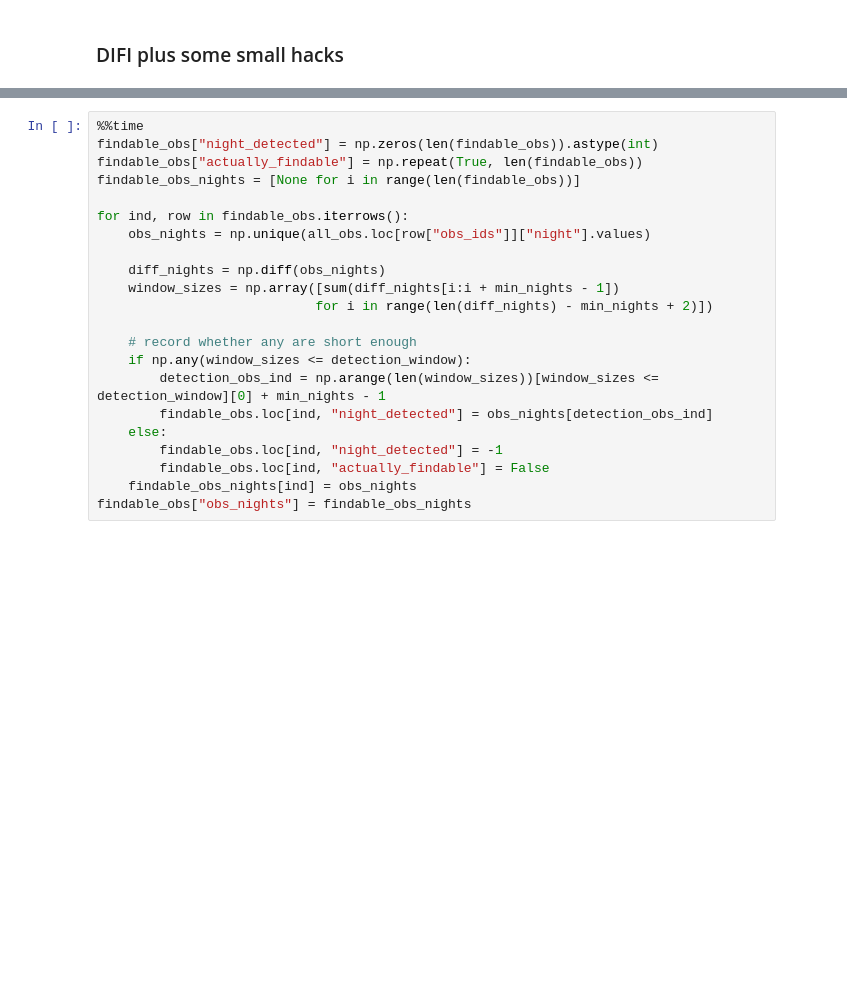
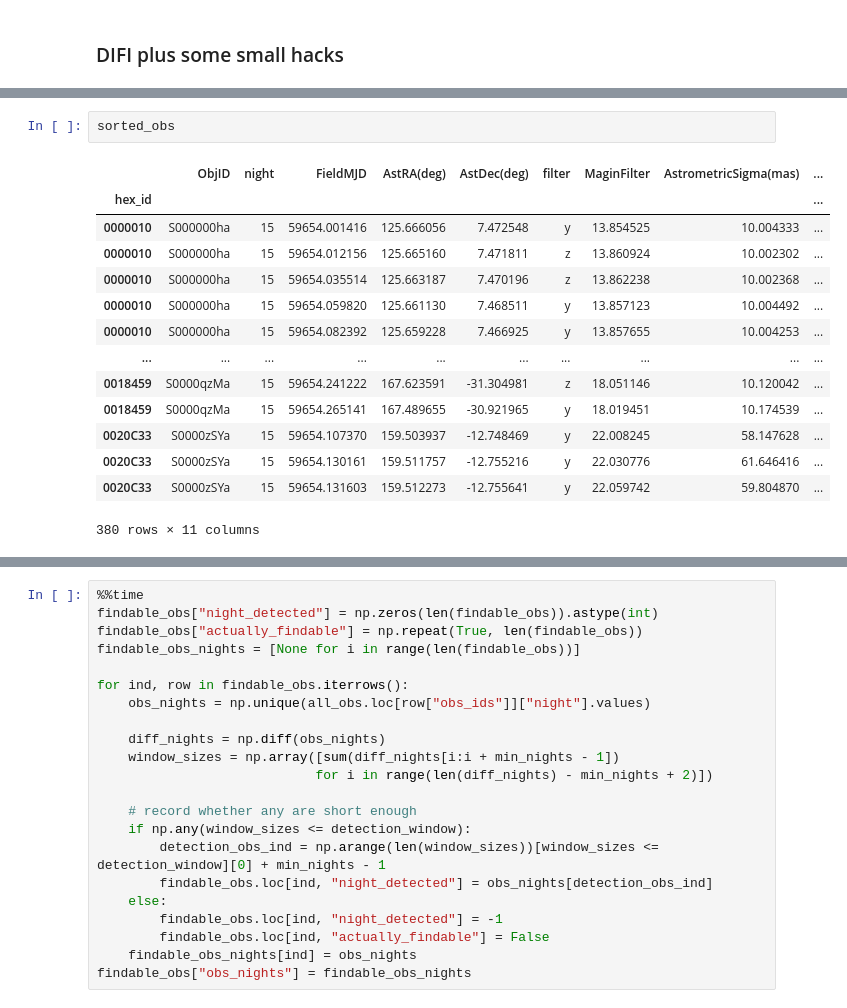
Before and after one commit to dirac-institute/hybrid_sso_catalogue, a Jupyter notebook: lsst_detection_probability/Predict misses.ipynb, the cells around one changed output, grey strips where cells are left out. Cells and saved outputs as stored; diff of their text form; blank space fills up the shorter version.

```diff
--- a/lsst_detection_probability/Predict misses.ipynb
+++ b/lsst_detection_probability/Predict misses.ipynb
@@ -61,0 +85,17 @@ find_last_file(24)
+# %%
+sorted_obs
+# %% [output]
+|  | ObjID | night | FieldMJD | AstRA(deg) | AstDec(deg) | filter | MaginFilter | AstrometricSigma(mas) | ... |
+| hex_id |  |  |  |  |  |  |  |  | ... |
+| 0000010 | S000000ha | 15 | 59654.001416 | 125.666056 | 7.472548 | y | 13.854525 | 10.004333 | ... |
+| 0000010 | S000000ha | 15 | 59654.012156 | 125.665160 | 7.471811 | z | 13.860924 | 10.002302 | ... |
+| 0000010 | S000000ha | 15 | 59654.035514 | 125.663187 | 7.470196 | z | 13.862238 | 10.002368 | ... |
+| 0000010 | S000000ha | 15 | 59654.059820 | 125.661130 | 7.468511 | y | 13.857123 | 10.004492 | ... |
+| 0000010 | S000000ha | 15 | 59654.082392 | 125.659228 | 7.466925 | y | 13.857655 | 10.004253 | ... |
+| ... | ... | ... | ... | ... | ... | ... | ... | ... | ... |
+| 0018459 | S0000qzMa | 15 | 59654.241222 | 167.623591 | -31.304981 | z | 18.051146 | 10.120042 | ... |
+| 0018459 | S0000qzMa | 15 | 59654.265141 | 167.489655 | -30.921965 | y | 18.019451 | 10.174539 | ... |
+| 0020C33 | S0000zSYa | 15 | 59654.107370 | 159.503937 | -12.748469 | y | 22.008245 | 58.147628 | ... |
+| 0020C33 | S0000zSYa | 15 | 59654.130161 | 159.511757 | -12.755216 | y | 22.030776 | 61.646416 | ... |
+| 0020C33 | S0000zSYa | 15 | 59654.131603 | 159.512273 | -12.755641 | y | 22.059742 | 59.804870 | ... |
+380 rows × 11 columns
```
Also changed, not shown: parts of 47 cells of this notebook, 1 other file.
